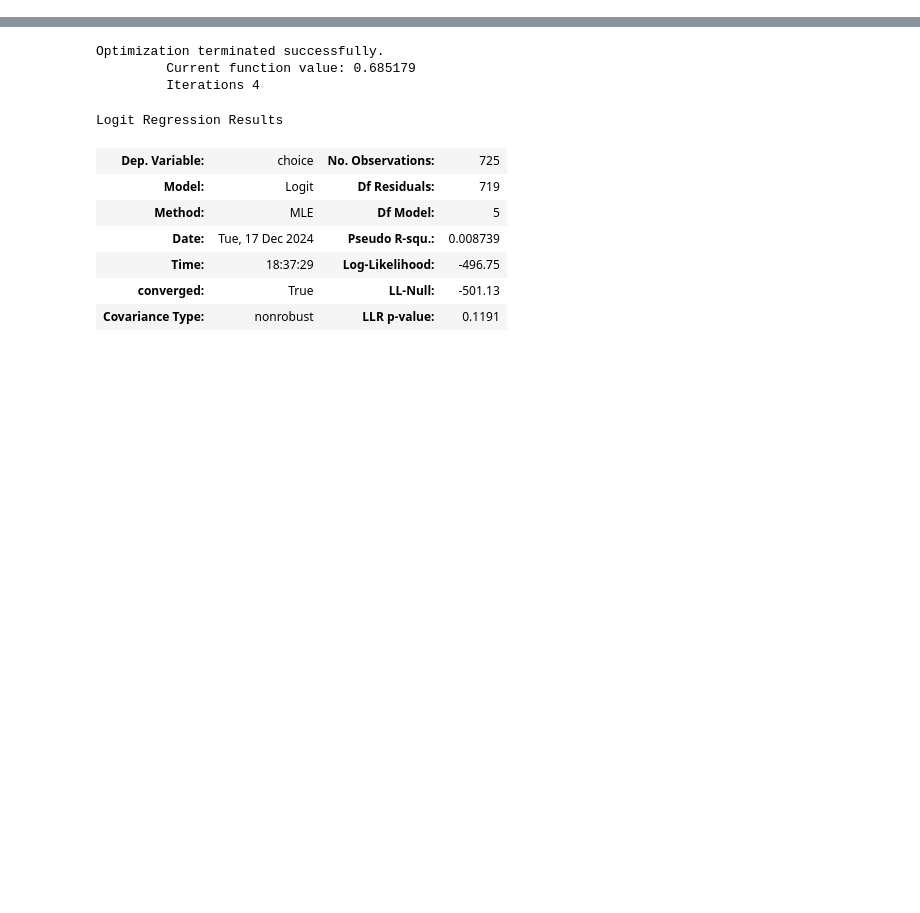
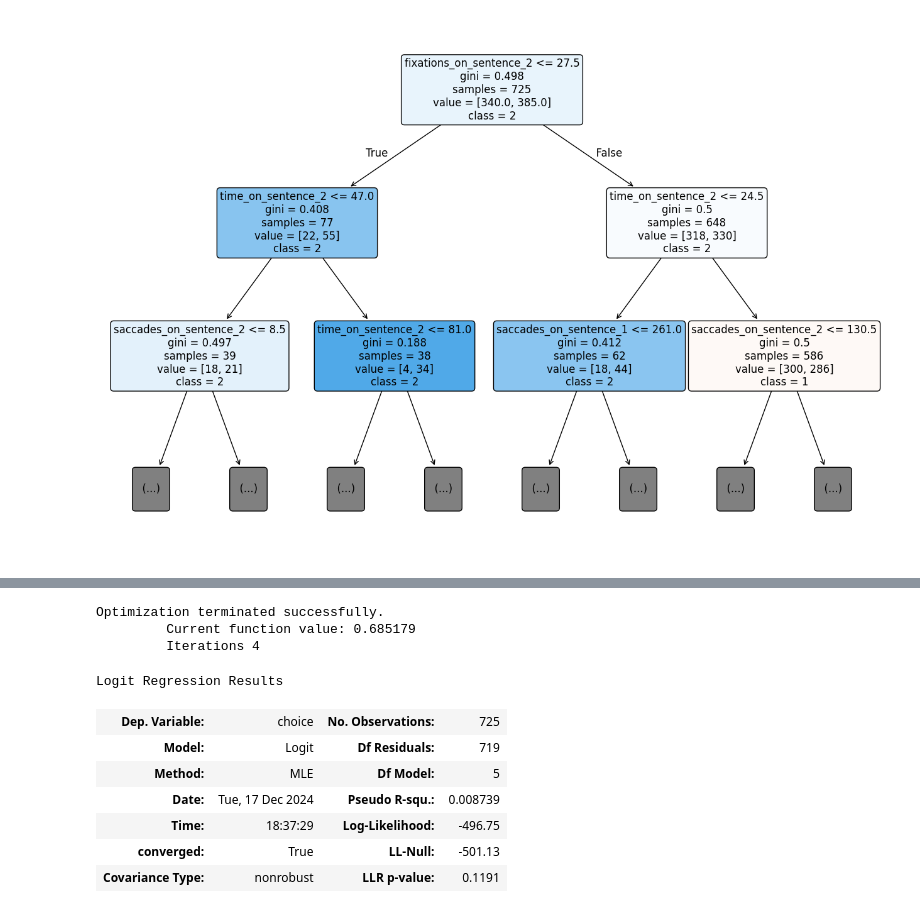
Before and after one commit to lack-of-purpose/et-mt-evaluation-project, a Jupyter notebook: process_gaze/analysis/model/model.ipynb, the cells around one changed output, grey strips where cells are left out. Drawn from its saved outputs; the diff is of its cells as text; code cells hidden in the pictures; blank space fills up the shorter version.

```diff
--- a/process_gaze/analysis/model/model.ipynb
+++ b/process_gaze/analysis/model/model.ipynb
@@ -48,0 +65,17 @@ Logit Regression Results
+# %%
+from sklearn.tree import DecisionTreeClassifier, plot_tree
+import matplotlib.pyplot as plt
+
+y = full_data.loc[:,'choice']
+X = full_data.drop(columns=['choice'], axis=1)
+
+X = X.rename(columns={"fixations_tgt1": "fixations_on_sentence_1", "jumps_tgt1": "saccades_on_sentence_1", "time_tgt1": "time_on_sentence_1", "fixations_tgt2": "fixations_on_sentence_2", "jumps_tgt2": "saccades_on_sentence_2", "time_tgt2": "time_on_sentence_2"})
+
+clf = DecisionTreeClassifier(max_depth=3, random_state=42)
+clf.fit(X, y)
+
+plt.figure(figsize=(16,11))
+plot_tree(clf, feature_names=X.columns, class_names=['1', '2'], filled=True, max_depth=2, rounded=True, fontsize=12)
+plt.show()
+# %% [output]
+[figure, added]
```
Also changed, not shown: parts of 4 cells of this notebook, 3 other files.
